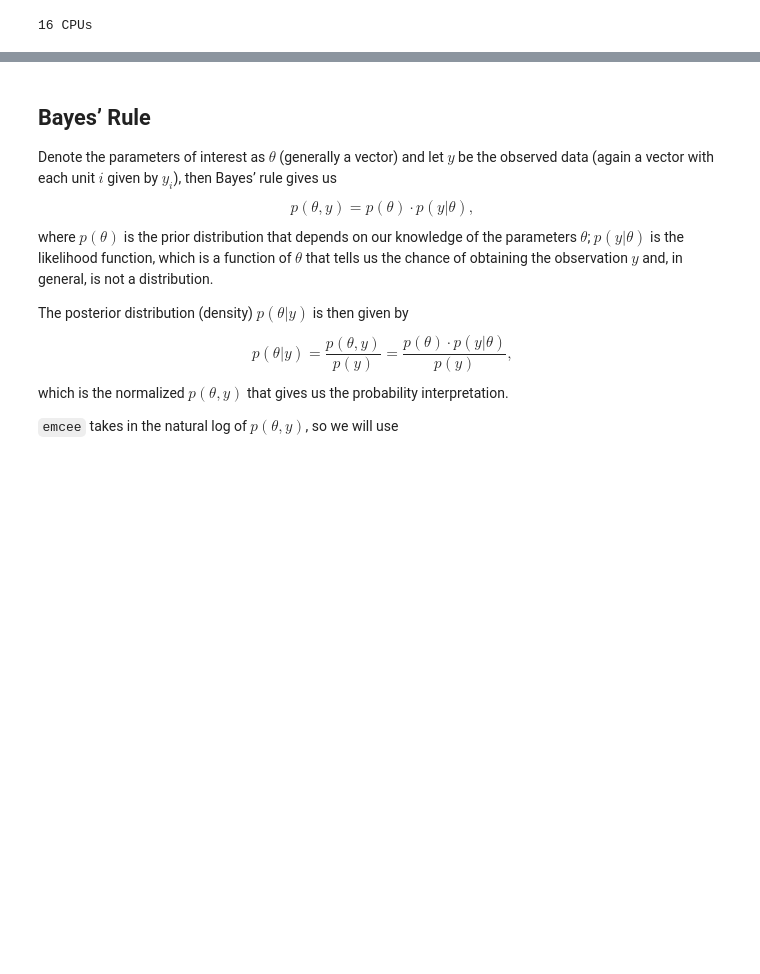
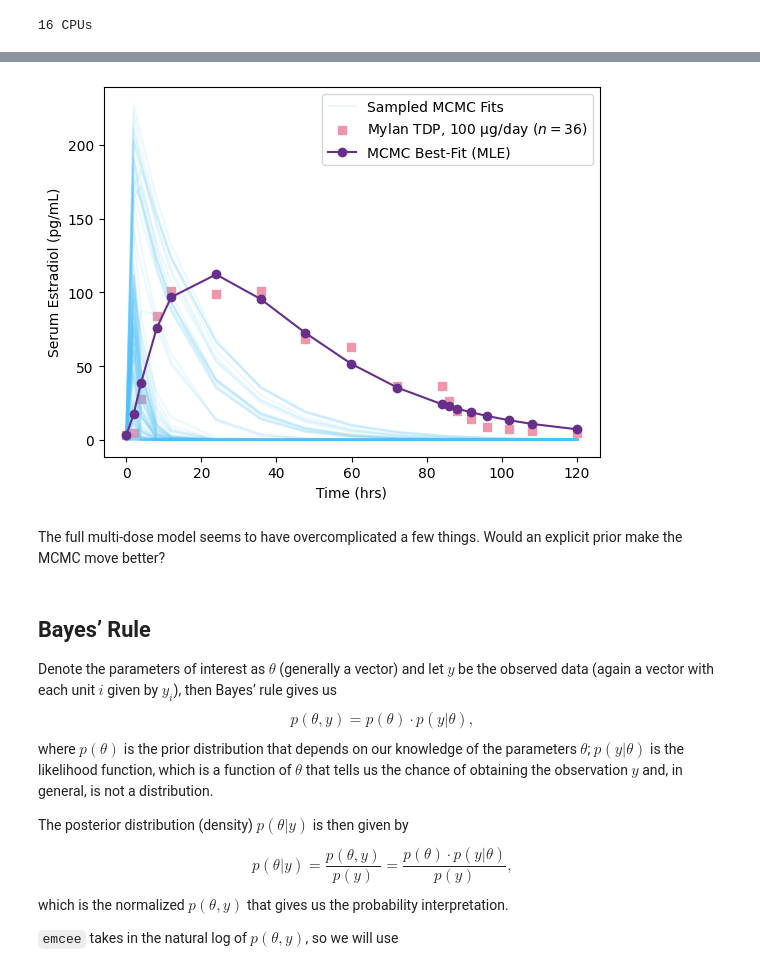
Before and after one commit to transturion/modeling, a Jupyter notebook: 2_Multi-Dose_3-Compartment.ipynb, the cells around one changed output, grey strips where cells are left out. Saved outputs shown, nothing was run; the diff lists cells and outputs as text; code cells hidden in the pictures; blank space fills up the shorter version.

```diff
--- a/2_Multi-Dose_3-Compartment.ipynb
+++ b/2_Multi-Dose_3-Compartment.ipynb
@@ -197,0 +332,4 @@ def E2Full(t, ti, di, Aeffi, E2i, k1, k2, k3):
+# %%
+lmfit.report_fit(result_emcee)
+#emcee_corner = corner.corner(result_emcee.flatchain, labels=result_emcee.var_names,
+#                             truths=list(result_emcee.params.valuesdict().values()))
@@ -198,2 +386,21 @@ def E2Full(t, ti, di, Aeffi, E2i, k1, k2, k3):
+# %%
+inds = np.random.randint(len(result_emcee.flatchain), size=100)
+
+for ind in inds:
+    sample = (result_emcee.flatchain["d0"][ind], result_emcee.flatchain["Aeff0"][ind],
+              result_emcee.flatchain["E20"][ind], result_emcee.flatchain["k1"][ind],
+              result_emcee.flatchain["k2"][ind], result_emcee.flatchain["k3"][ind])
+    plt.plot(MylanTDP100[:,0], E2Dose(MylanTDP100[:,0], sample[0], sample[1], sample[2], sample[3]), alpha=0.1, color='#4EC2F8')
+plt.plot(MylanTDP100[:,0], E2Dose(MylanTDP100[:,0], sample[0], sample[1], sample[2], sample[3]), alpha=0.1, color='#4EC2F8', label='Sampled MCMC Fits')
+plt.scatter(MylanTDP100[:,0], MylanTDP100[:,1], color='#F096AA', marker='s', label="Mylan TDP, 100 $\\rm\\mu g$/day ($n=36$)")
+plt.plot(MylanTDP100[:,0], result_emcee.best_fit, label='MCMC Best-Fit (MLE)', color='#672F8B', marker='o')
+plt.xlabel('Time (hrs)')
+plt.ylabel('Serum Estradiol (pg/mL)')
+plt.legend()
+plt.show()
+# %% [output]
+[figure, added]
+# %% [markdown]
+The full multi-dose model seems to have overcomplicated a few things. Would an explicit prior make the MCMC move better?
 # %%
 # https://github.com/obscode/FlyingCircus/blob/master/MoreNotebooks/ModelFitting/Emcee.ipynb
```
Also changed, not shown: parts of 32 cells of this notebook.
